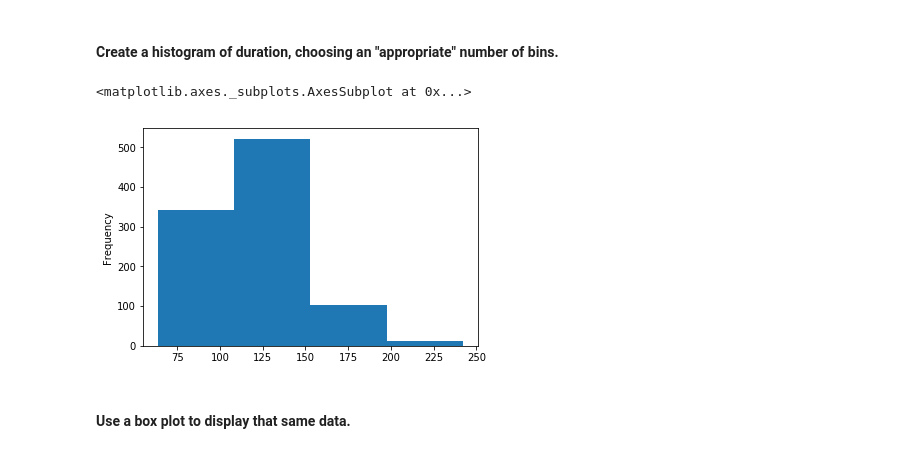
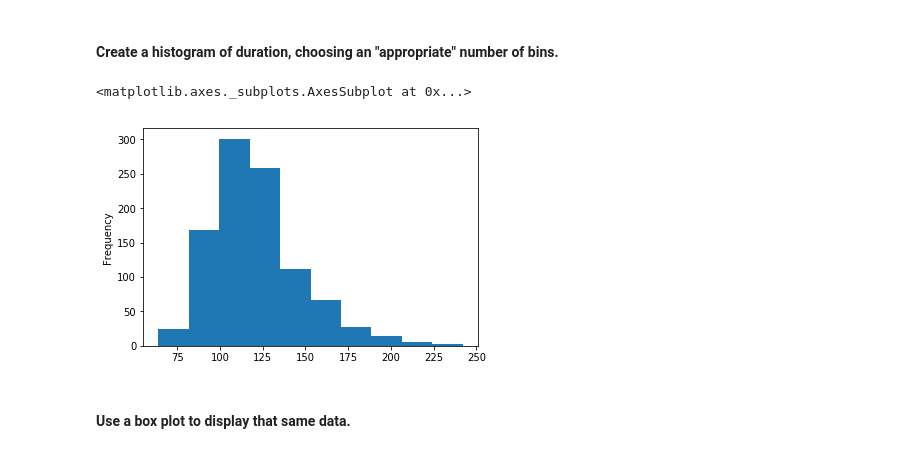
Before and after one commit to naidaire/unit_project2, a Jupyter notebook: imdb_aliaw.ipynb, the cells around one changed output. Drawn from its saved outputs; the diff is of its cells as text; code cells hidden in the pictures.

Commit message:
added comments to answers

```diff
--- a/imdb.ipynb
+++ b/imdb_aliaw.ipynb
@@ -87,11 +91,12 @@ movies.sort_values('duration')
 # %% [markdown]
 #### Create a histogram of duration, choosing an "appropriate" number of bins.
 # %%
-# Answer:
-movies.loc[:,'duration'].plot(kind='hist', bins=4)
+# Answer: Build histogram plot on duration column, bins = 10 to see the distribution of the histogram
+
+movies.loc[:,'duration'].plot(kind='hist', bins=10)
 # %% [output]
 <matplotlib.axes._subplots.AxesSubplot at 0x...>
-[figure, old version]
+[figure, new version]
 # %% [markdown]
 #### Use a box plot to display that same data.
 # %%
```
Also changed, not shown: parts of 26 cells of this notebook.
